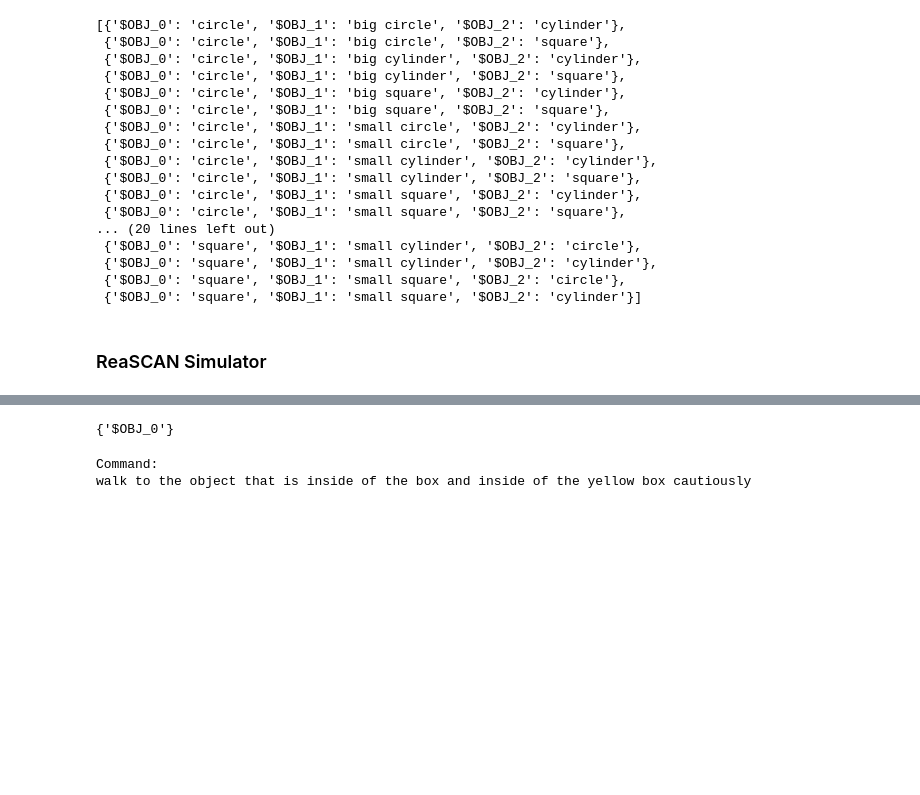
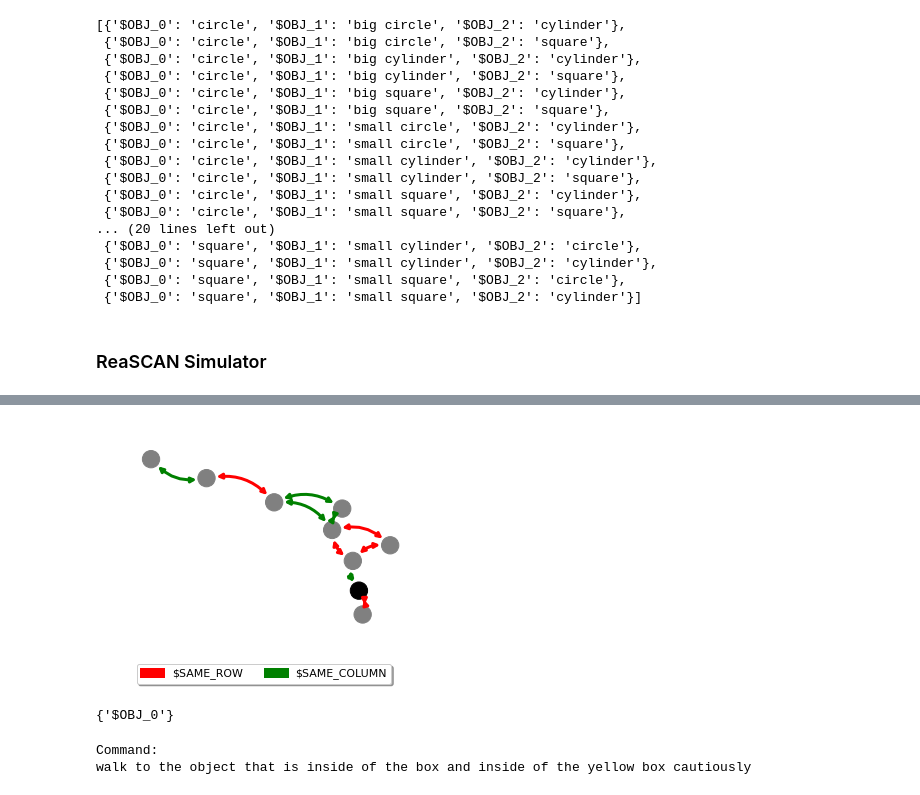
Before and after one commit to frankaging/Reason-SCAN, a Jupyter notebook: code/dataset/demo.ipynb, the cells around one changed output, grey strips where cells are left out. Cells and saved outputs as stored; diff of their text form; code cells hidden in the pictures; blank space fills up the shorter version.

```diff
--- a/code/dataset/demo.ipynb
+++ b/code/dataset/demo.ipynb
@@ -1257,8 +1302,10 @@ OrderedDict([(('$OBJ_0', 'square'), ['$SHAPE']), (('$OBJ_1', 'square'), ['$SHAPE
 # %%
 graph.find_referred_object(
-    pattern_graph, referred_object='$OBJ_0'
+    pattern_graph, referred_object='$OBJ_0',
+    debug=True
 )
 # %% [output]
+[figure, added]
 {'$OBJ_0'}
 # %%
 print("Command:")
```
Also changed, not shown: parts of 6 cells of this notebook, 2 other files.
